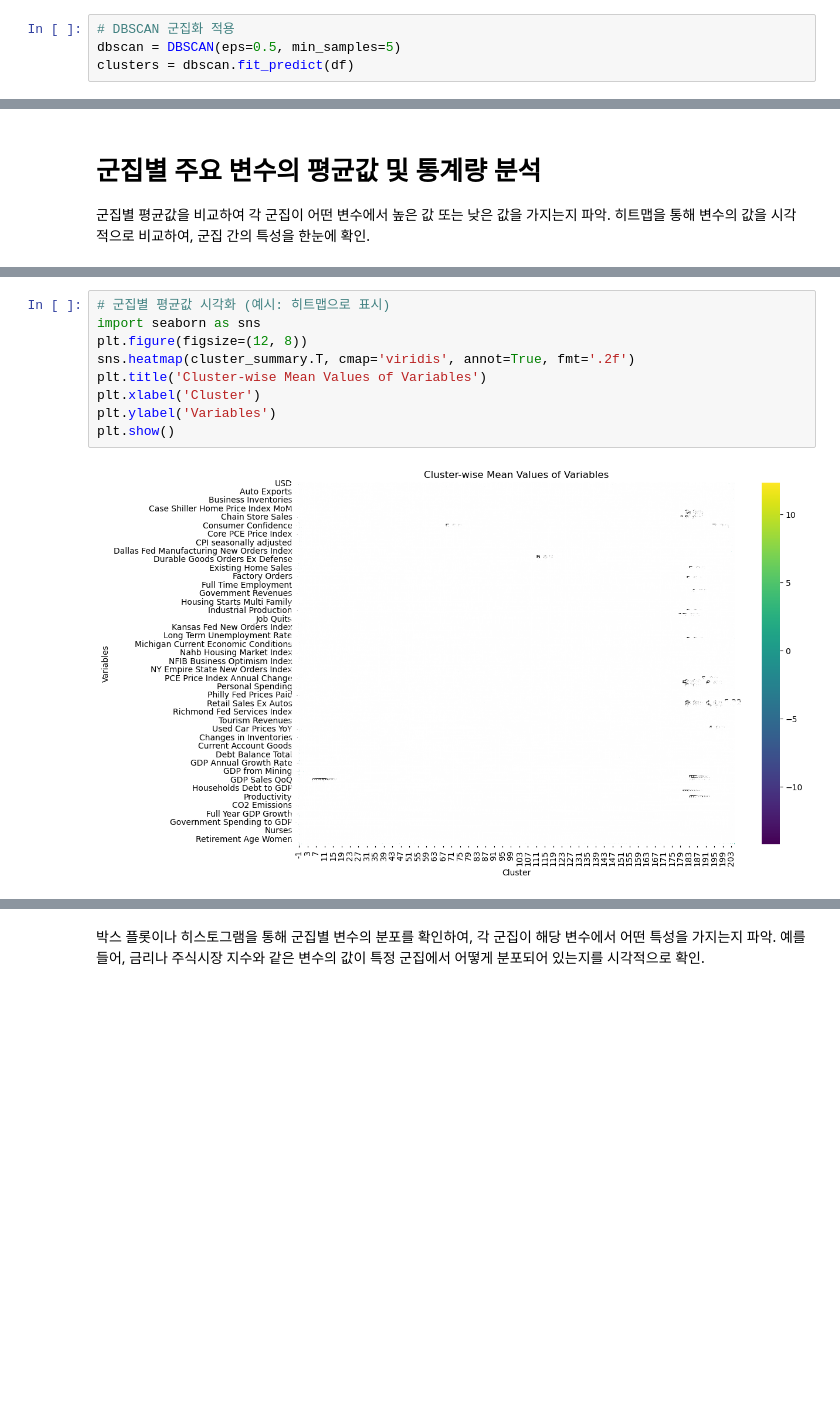
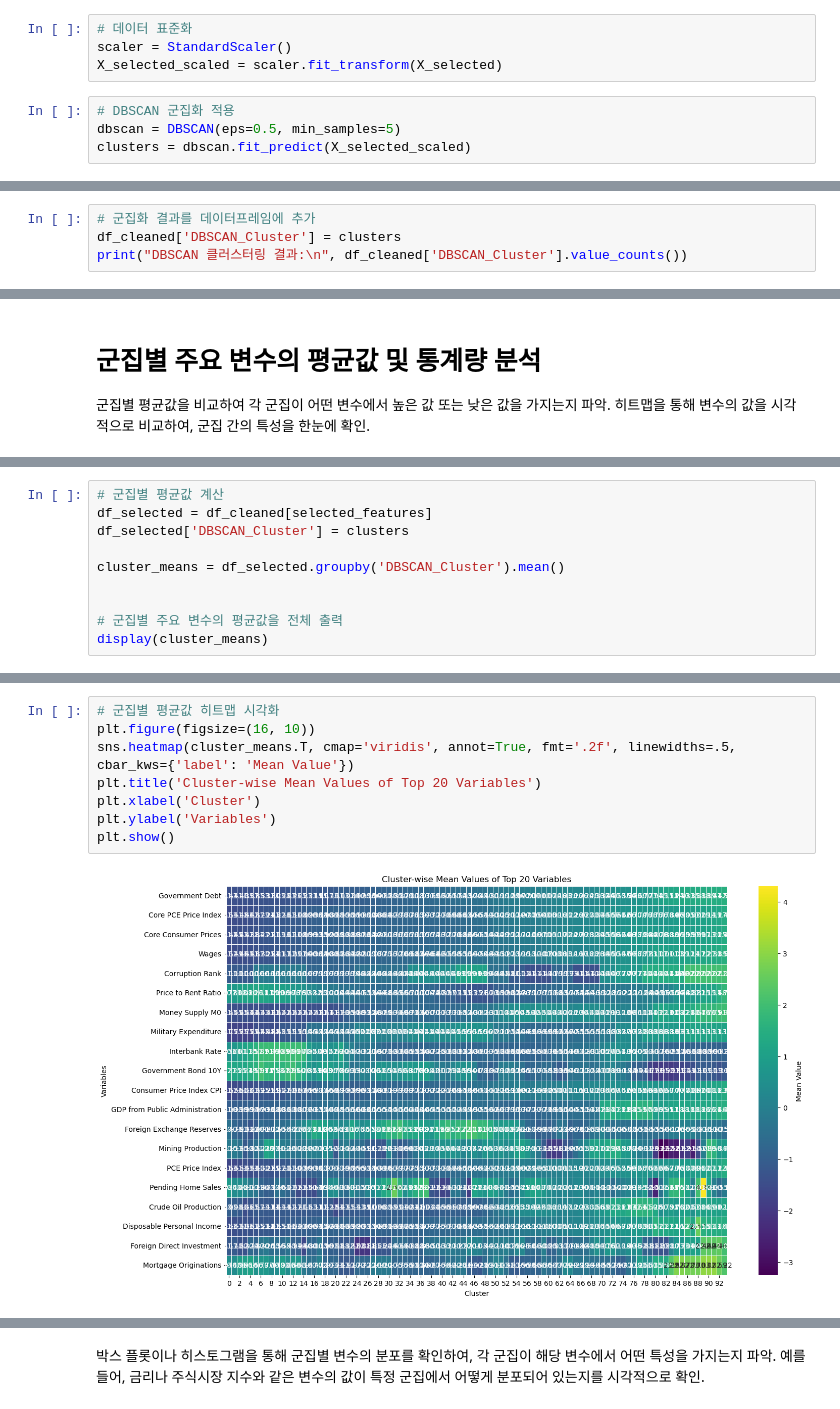
Before and after one commit to doing84/Gold-Price-Analysis, a Jupyter notebook: dbscan.ipynb, the cells around one changed output, grey strips where cells are left out. Drawn from its saved outputs; the diff is of its cells as text; blank space fills up the shorter version.

```diff
--- a/dbscan.ipynb
+++ b/dbscan.ipynb
@@ -192,4 +255,8 @@ ValueError: could not convert string to float: 'High Value'
+# %%
+# 데이터 표준화
+scaler = StandardScaler()
+X_selected_scaled = scaler.fit_transform(X_selected)
 # %%
 # DBSCAN 군집화 적용
 dbscan = DBSCAN(eps=0.5, min_samples=5)
-clusters = dbscan.fit_predict(df)
+clusters = dbscan.fit_predict(X_selected_scaled)
@@ -217,0 +263,4 @@ Name: count, Length: 206, dtype: int64
+# %%
+# 군집화 결과를 데이터프레임에 추가
+df_cleaned['DBSCAN_Cluster'] = clusters
+print("DBSCAN 클러스터링 결과:\n", df_cleaned['DBSCAN_Cluster'].value_counts())
@@ -324,0 +348,10 @@ DBSCAN_Cluster
+# %%
+# 군집별 평균값 계산
+df_selected = df_cleaned[selected_features]
+df_selected['DBSCAN_Cluster'] = clusters
+
+cluster_means = df_selected.groupby('DBSCAN_Cluster').mean()
+
+
+# 군집별 주요 변수의 평균값을 전체 출력
+display(cluster_means)
@@ -347,11 +398,10 @@ DBSCAN_Cluster
 # %%
-# 군집별 평균값 시각화 (예시: 히트맵으로 표시)
-import seaborn as sns
-plt.figure(figsize=(12, 8))
-sns.heatmap(cluster_summary.T, cmap='viridis', annot=True, fmt='.2f')
-plt.title('Cluster-wise Mean Values of Variables')
+# 군집별 평균값 히트맵 시각화
+plt.figure(figsize=(16, 10))
+sns.heatmap(cluster_means.T, cmap='viridis', annot=True, fmt='.2f', linewidths=.5, cbar_kws={'label': 'Mean Value'})
+plt.title('Cluster-wise Mean Values of Top 20 Variables')
 plt.xlabel('Cluster')
 plt.ylabel('Variables')
 plt.show()
 # %% [output]
-[figure, old version]
+[figure, new version]
```
Also changed, not shown: parts of 36 cells of this notebook, 4 other files.
